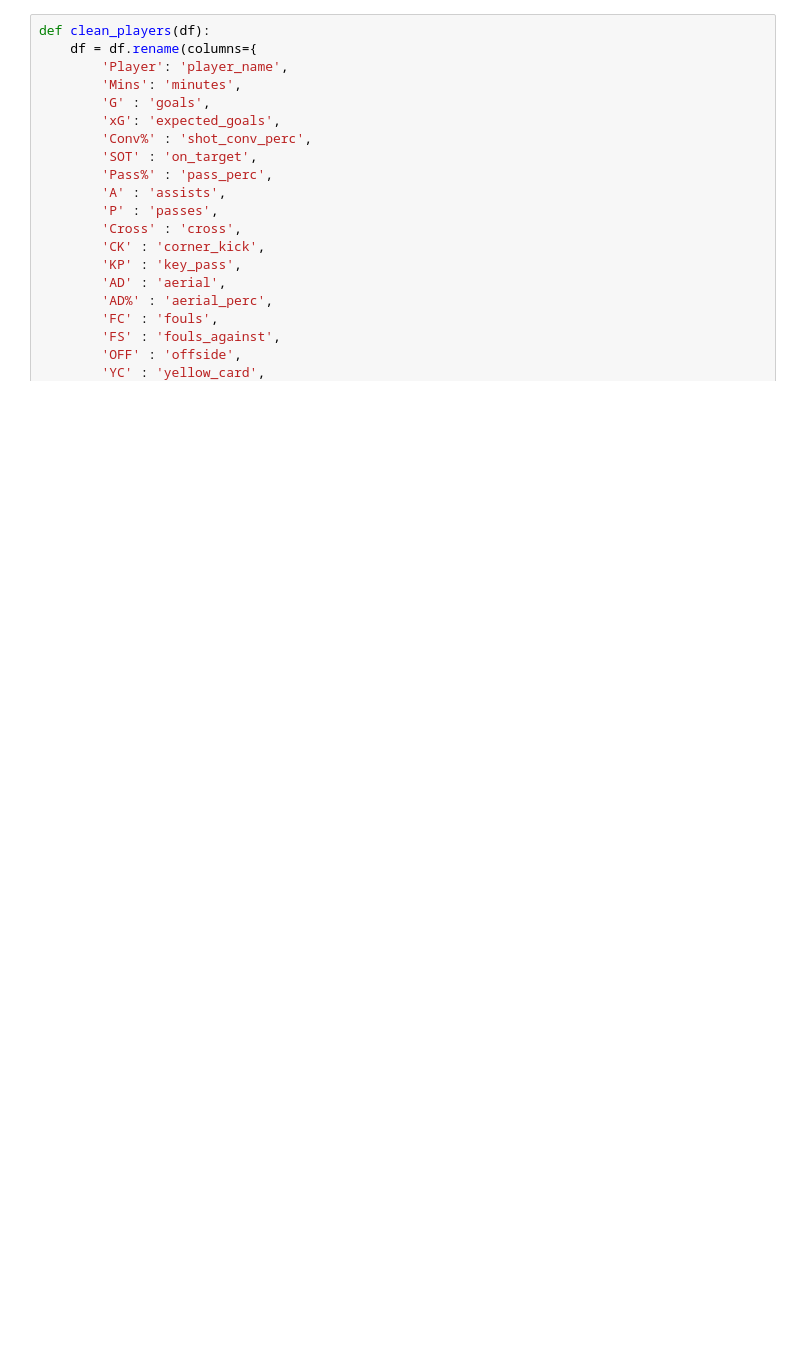
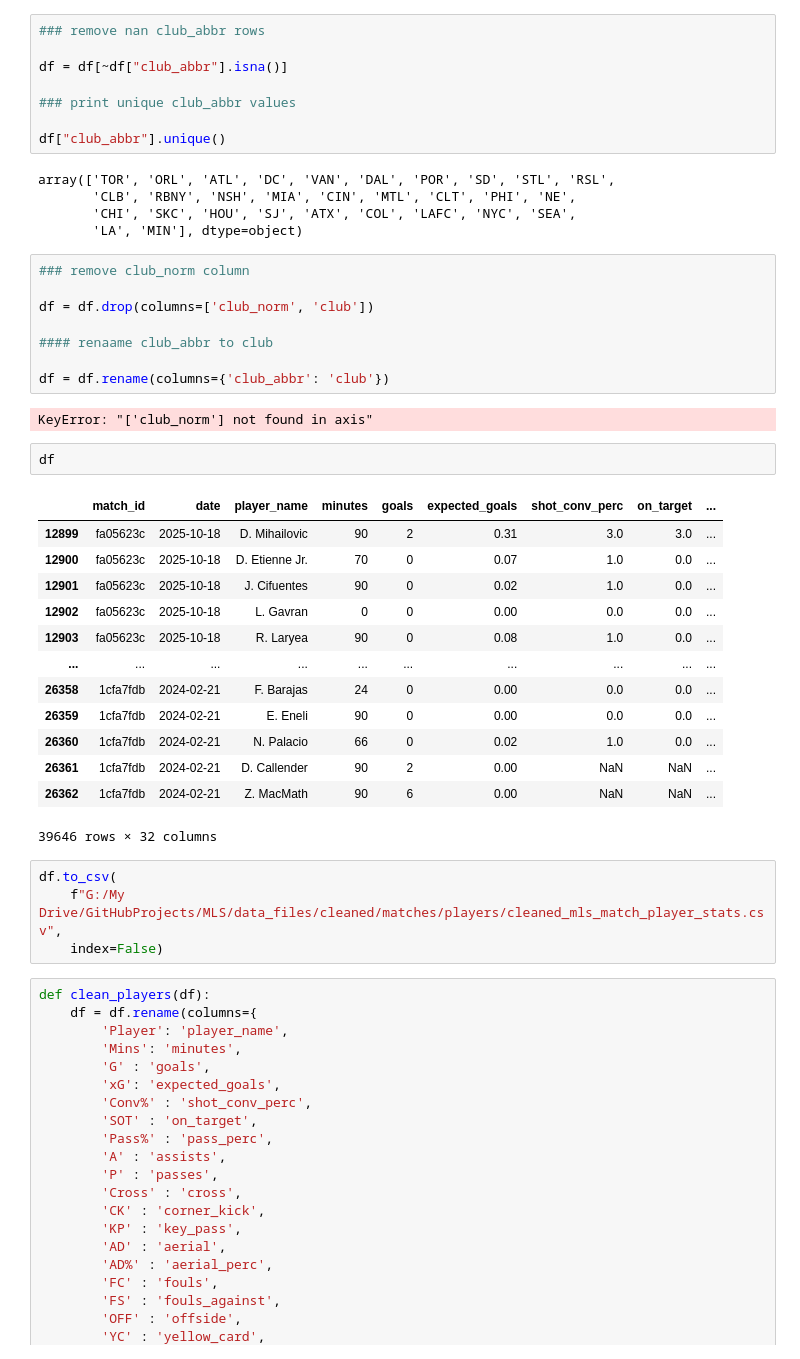
Before and after one commit to diffeyn/MLS, a Jupyter notebook: data_scripts/cleaning/clean_matches_players.ipynb, the cells around one changed output. Saved outputs shown, nothing was run; the diff lists cells and outputs as text; blank space fills up the shorter version.

```diff
--- a/data_scripts/cleaning/clean_matches_players.ipynb
+++ b/data_scripts/cleaning/clean_matches_players.ipynb
@@ -55,3 +276,46 @@ df = df[['match_id'] + [col for col in df.columns if col != 'match_id']]
+# %%
+### remove nan club_abbr rows
+
+df = df[~df["club_abbr"].isna()]
+
+### print unique club_abbr values
+
+df["club_abbr"].unique()
+# %% [output]
+array(['TOR', 'ORL', 'ATL', 'DC', 'VAN', 'DAL', 'POR', 'SD', 'STL', 'RSL',
+       'CLB', 'RBNY', 'NSH', 'MIA', 'CIN', 'MTL', 'CLT', 'PHI', 'NE',
+       'CHI', 'SKC', 'HOU', 'SJ', 'ATX', 'COL', 'LAFC', 'NYC', 'SEA',
+       'LA', 'MIN'], dtype=object)
+# %%
+### remove club_norm column
+
+df = df.drop(columns=['club_norm', 'club'])
+
+#### renaame club_abbr to club
+
+df = df.rename(columns={'club_abbr': 'club'})
+# %% [output]
+KeyError: "['club_norm'] not found in axis"
+# %%
+df
+# %% [output]
+|  | match_id | date | player_name | minutes | goals | expected_goals | shot_conv_perc | on_target | ... |
+| 12899 | fa05623c | 2025-10-18 | D. Mihailovic | 90 | 2 | 0.31 | 3.0 | 3.0 | ... |
+| 12900 | fa05623c | 2025-10-18 | D. Etienne Jr. | 70 | 0 | 0.07 | 1.0 | 0.0 | ... |
+| 12901 | fa05623c | 2025-10-18 | J. Cifuentes | 90 | 0 | 0.02 | 1.0 | 0.0 | ... |
+| 12902 | fa05623c | 2025-10-18 | L. Gavran | 0 | 0 | 0.00 | 0.0 | 0.0 | ... |
+| 12903 | fa05623c | 2025-10-18 | R. Laryea | 90 | 0 | 0.08 | 1.0 | 0.0 | ... |
+| ... | ... | ... | ... | ... | ... | ... | ... | ... | ... |
+| 26358 | 1cfa7fdb | 2024-02-21 | F. Barajas | 24 | 0 | 0.00 | 0.0 | 0.0 | ... |
+| 26359 | 1cfa7fdb | 2024-02-21 | E. Eneli | 90 | 0 | 0.00 | 0.0 | 0.0 | ... |
+| 26360 | 1cfa7fdb | 2024-02-21 | N. Palacio | 66 | 0 | 0.02 | 1.0 | 0.0 | ... |
+| 26361 | 1cfa7fdb | 2024-02-21 | D. Callender | 90 | 2 | 0.00 | NaN | NaN | ... |
+| 26362 | 1cfa7fdb | 2024-02-21 | Z. MacMath | 90 | 6 | 0.00 | NaN | NaN | ... |
+39646 rows × 32 columns
+# %%
+df.to_csv(
+    f"G:/My Drive/GitHubProjects/MLS/data_files/cleaned/matches/players/cleaned_mls_match_player_stats.csv",
+    index=False)
 # %%
 def clean_players(df):
     df = df.rename(columns={
```
Also changed, not shown: parts of 14 cells of this notebook, 26 other files.
